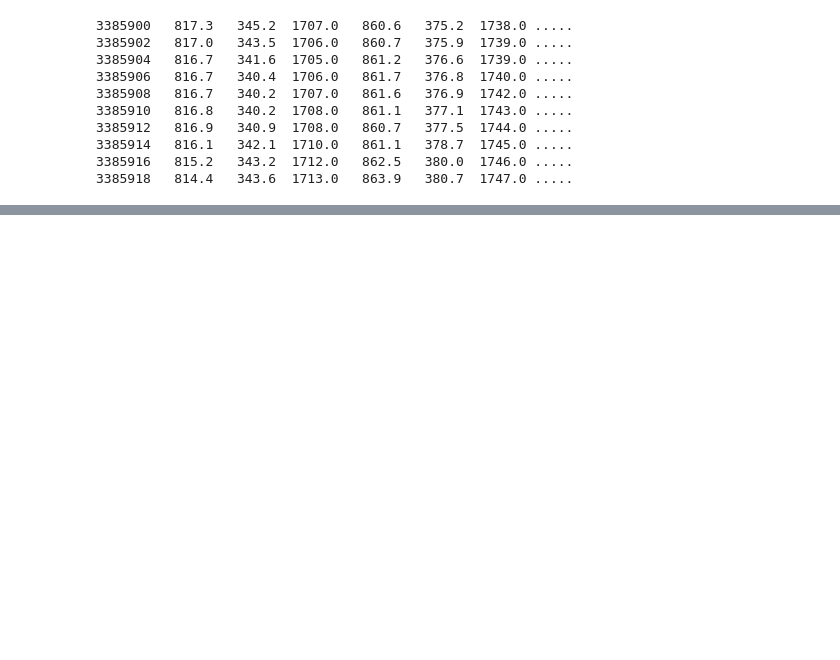
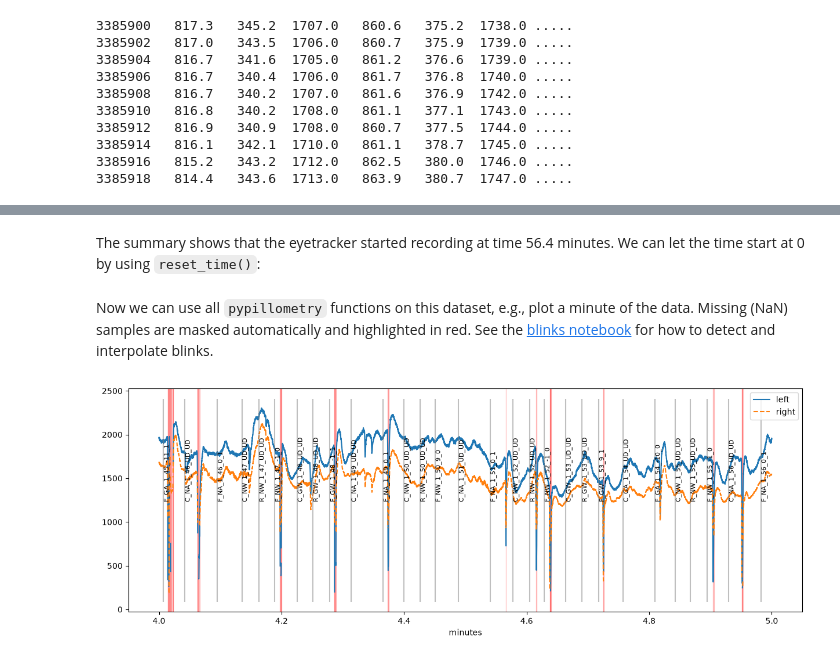
Before and after one commit to ihrke/pypillometry, a Jupyter notebook: docs/notebooks/importdata_asc.ipynb, the cells around one changed output, grey strips where cells are left out. Drawn from its saved outputs; the diff is of its cells as text; code cells hidden in the pictures; blank space fills up the shorter version.

```diff
--- a/docs/notebooks/importdata_asc.ipynb
+++ b/docs/notebooks/importdata_asc.ipynb
@@ -413,0 +232,4 @@ EyeData(test.edf, 38.1MiB):
+# %%
+df_ev = df_ev[df_ev[4].isna()][[1, 2]]
+df_ev.columns = ["time", "event"]
+df_ev
@@ -413,0 +252,5 @@ EyeData(test.edf, 38.1MiB):
+# %%
+d = pp.PupilData(left_pupil=df.left_p, right_pupil=df.right_p, time=df.time,
+                 event_onsets=df_ev.time.astype(float), event_labels=df_ev.event,
+                 name="test")
+d
@@ -413,0 +279,11 @@ EyeData(test.edf, 38.1MiB):
+# %% [markdown]
+The summary shows that the eyetracker started recording at time 56.4 minutes. We can let the time start at 0 by using `reset_time()`:
+# %%
+d = d.reset_time()
+# %% [markdown]
+Now we can use all `pypillometry` functions on this dataset, e.g., plot a minute of the data. Missing (NaN) samples are masked automatically and highlighted in red. See the [blinks notebook](blinks.ipynb) for how to detect and interpolate blinks.
+# %%
+plt.figure(figsize=(15, 5))
+d.plot.pupil_plot(plot_range=(4, 5) * u.min, units="min")
+# %% [output]
+[figure, added]
```
Also changed, not shown: parts of 58 cells of this notebook.
